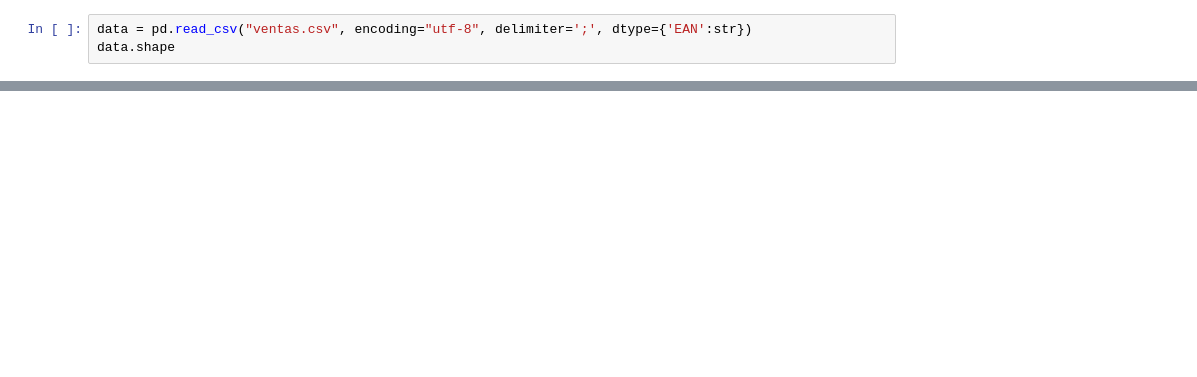
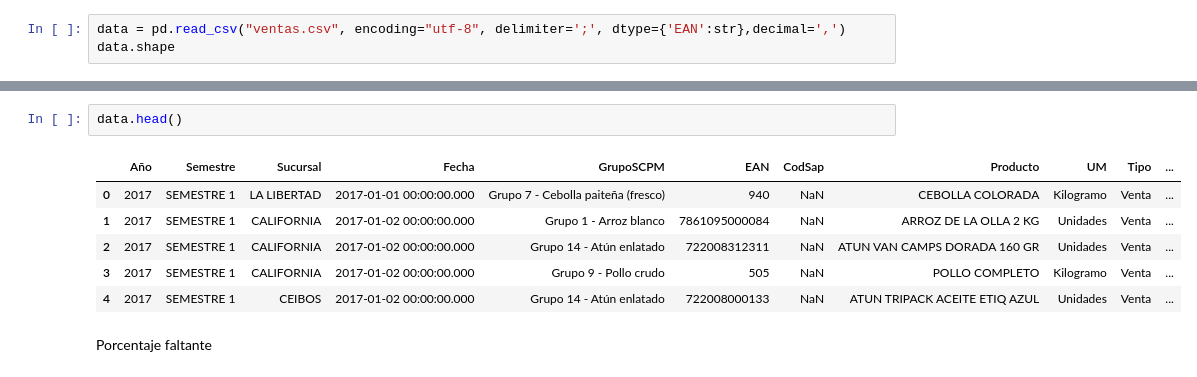
Before and after one commit to Rucamont/ForeCastRetail, a Jupyter notebook: ForeCastRetail.ipynb, the cells around one changed output, grey strips where cells are left out. Drawn from its saved outputs; the diff is of its cells as text; blank space fills up the shorter version.

```diff
--- a/ForeCastRetail.ipynb
+++ b/ForeCastRetail.ipynb
@@ -52,4 +52,4 @@ Successfully installed catboost-1.1.1 shap-0.41.0 slicer-0.0.7
 # %%
-data = pd.read_csv("ventas.csv", encoding="utf-8", delimiter=';', dtype={'EAN':str})
+data = pd.read_csv("ventas.csv", encoding="utf-8", delimiter=';', dtype={'EAN':str},decimal=',')
 data.shape
 # %% [output]
@@ -76,0 +57,11 @@ print(data)
+# %%
+data.head()
+# %% [output]
+|  | Año | Semestre | Sucursal | Fecha | GrupoSCPM | EAN | CodSap | Producto | UM | Tipo | ... |
+| 0 | 2017 | SEMESTRE 1 | LA LIBERTAD | 2017-01-01 00:00:00.000 | Grupo 7 - Cebolla paiteña (fresco) | 940 | NaN | CEBOLLA COLORADA | Kilogramo | Venta | ... |
+| 1 | 2017 | SEMESTRE 1 | CALIFORNIA | 2017-01-02 00:00:00.000 | Grupo 1 - Arroz blanco | 7861095000084 | NaN | ARROZ DE LA OLLA 2 KG | Unidades | Venta | ... |
+| 2 | 2017 | SEMESTRE 1 | CALIFORNIA | 2017-01-02 00:00:00.000 | Grupo 14 - Atún enlatado | 722008312311 | NaN | ATUN VAN CAMPS DORADA 160 GR | Unidades | Venta | ... |
+| 3 | 2017 | SEMESTRE 1 | CALIFORNIA | 2017-01-02 00:00:00.000 | Grupo 9 - Pollo crudo | 505 | NaN | POLLO COMPLETO | Kilogramo | Venta | ... |
+| 4 | 2017 | SEMESTRE 1 | CEIBOS | 2017-01-02 00:00:00.000 | Grupo 14 - Atún enlatado | 722008000133 | NaN | ATUN TRIPACK ACEITE ETIQ AZUL | Unidades | Venta | ... |
+# %% [markdown]
+Porcentaje faltante
```
Also changed, not shown: parts of 35 cells of this notebook.
